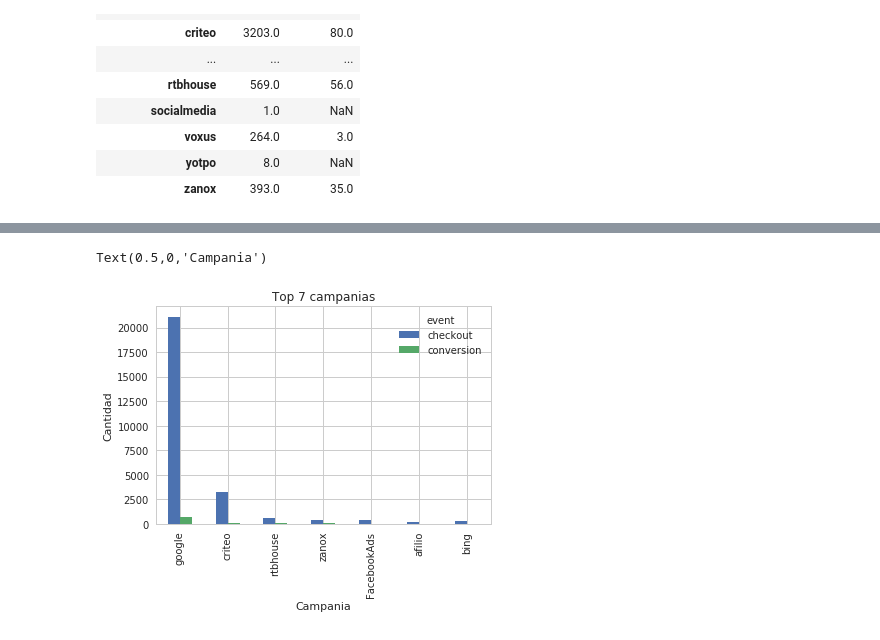
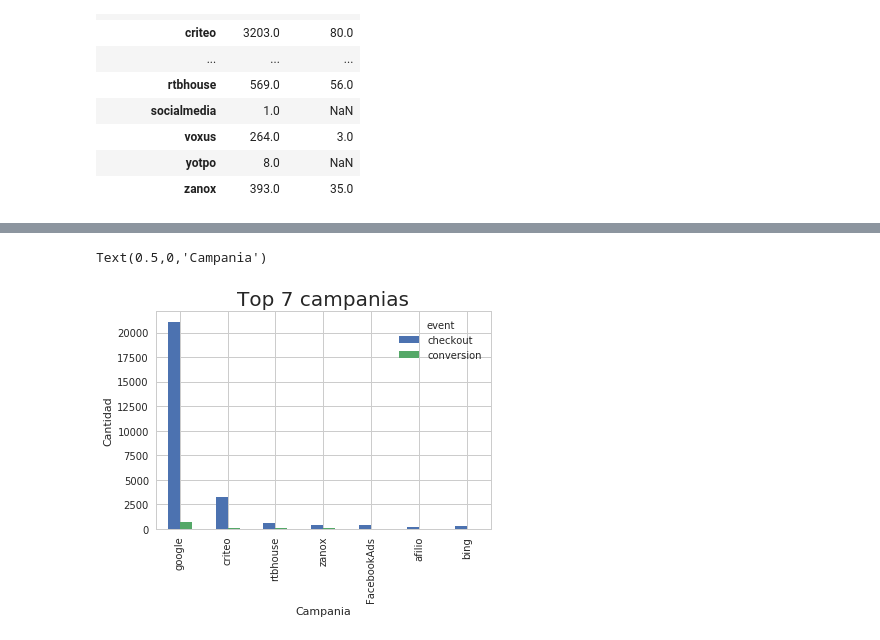
Before and after one commit to gabyrobles93/7506-TP1-Trocafone, a Jupyter notebook: analisis_gonza.ipynb, the cells around one changed output, grey strips where cells are left out. Cells and saved outputs as stored; diff of their text form; code cells hidden in the pictures.

```diff
--- a/analisis_gonza.ipynb
+++ b/analisis_gonza.ipynb
@@ -534,8 +689,8 @@ grouped.sort_values(by='conversion', ascending=False, inplace=True)
 # %%
 p = grouped.head(7).plot.bar()
-p.set_title('Top 7 campanias')
+p.set_title('Top 7 campanias', fontsize=20)
 p.set_ylabel('Cantidad')
 p.set_xlabel('Campania')
 # %% [output]
 Text(0.5,0,'Campania')
-[figure, old version]
+[figure, new version]
```
Also changed, not shown: parts of 45 cells of this notebook, 1 other file.
